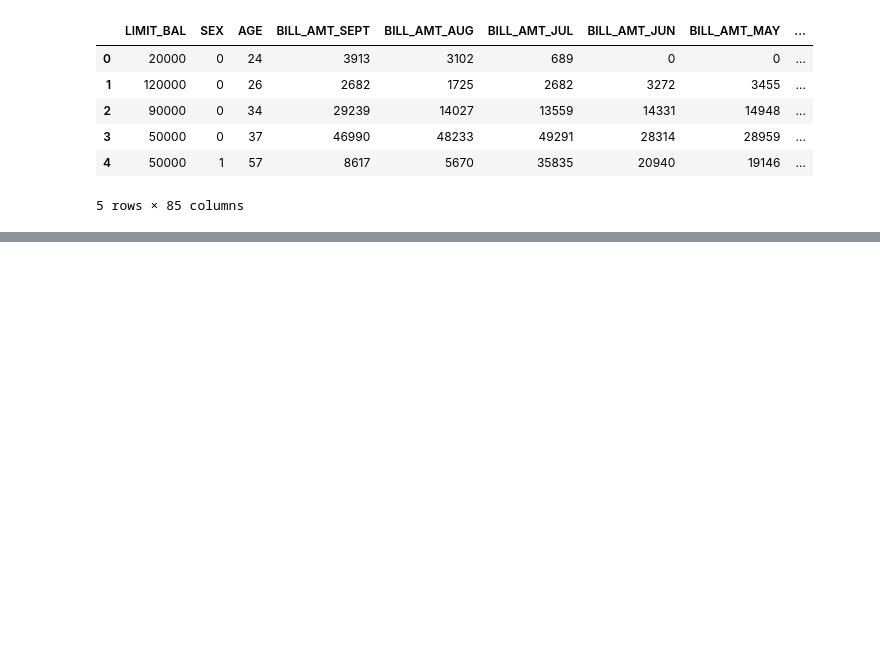
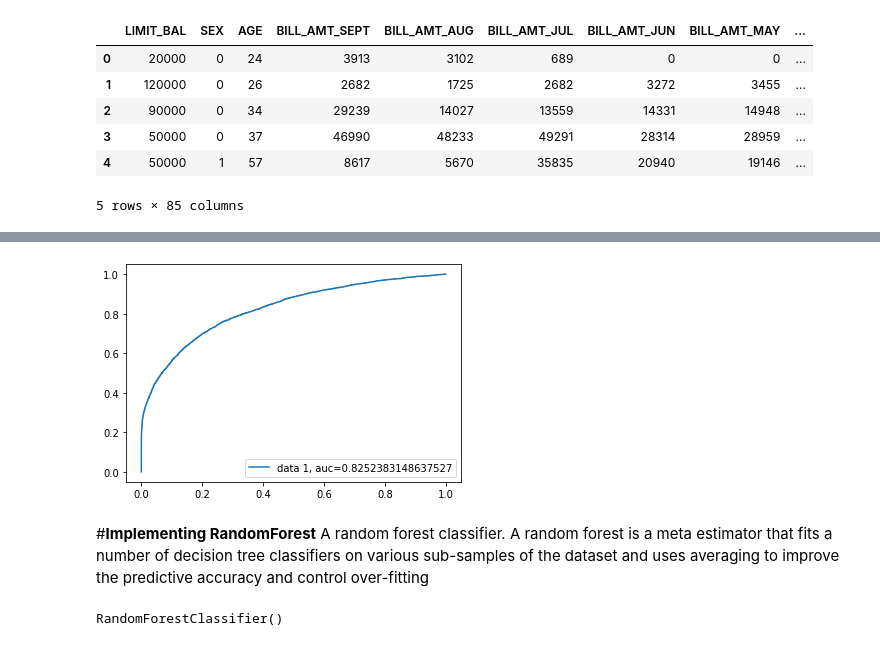
Before and after one commit to Preritp2/Credit-Card-Default-Prediction-Supervised-ML---Classification-, a Jupyter notebook: Credit_Card_Default_Prediction_Capstone_Project_.ipynb, the cells around one changed output, grey strips where cells are left out. Drawn from its saved outputs; the diff is of its cells as text; code cells hidden in the pictures; blank space fills up the shorter version.

```diff
--- a/Credit_Card_Default_Prediction_Capstone_Project_.ipynb
+++ b/Credit_Card_Default_Prediction_Capstone_Project_.ipynb
@@ -923,0 +997,3 @@ credit_df_copy.head()
+# %%
+#set the parmeter
+param_grid = {'penalty':['l1','l2'], 'C' : [0.001, 0.01, 0.1, 1, 10, 100, 1000] }
@@ -923,0 +1144,15 @@ credit_df_copy.head()
+# %%
+y_preds_proba_lr = optimized_clf.predict_proba(X_test)[::,1]
+# %%
+#plot the graph
+y_pred_proba = y_preds_proba_lr
+fpr, tpr, _ = roc_curve(y_test,  y_pred_proba)
+auc = roc_auc_score(y_test, y_pred_proba)
+plt.plot(fpr,tpr,label="data 1, auc="+str(auc))
+plt.legend(loc=4)
+plt.show()
+# %% [output]
+[figure, added]
+# %% [markdown]
+#**Implementing RandomForest**
+A random forest classifier. A random forest is a meta estimator that fits a number of decision tree classifiers on various sub-samples of the dataset and uses averaging to improve the predictive accuracy and control over-fitting
@@ -923,0 +1166,5 @@ credit_df_copy.head()
+# %%
+rf_clf = RandomForestClassifier()
+rf_clf.fit(X_train,y_train)
+# %% [output]
+RandomForestClassifier()
```
Also changed, not shown: parts of 66 cells of this notebook.
